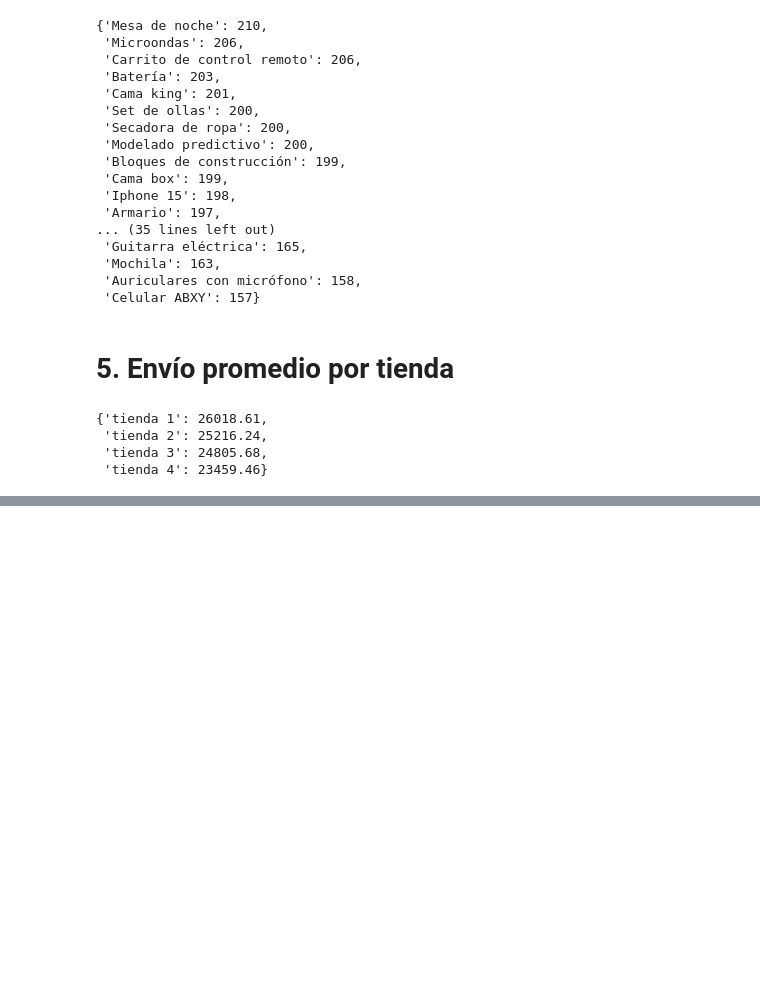
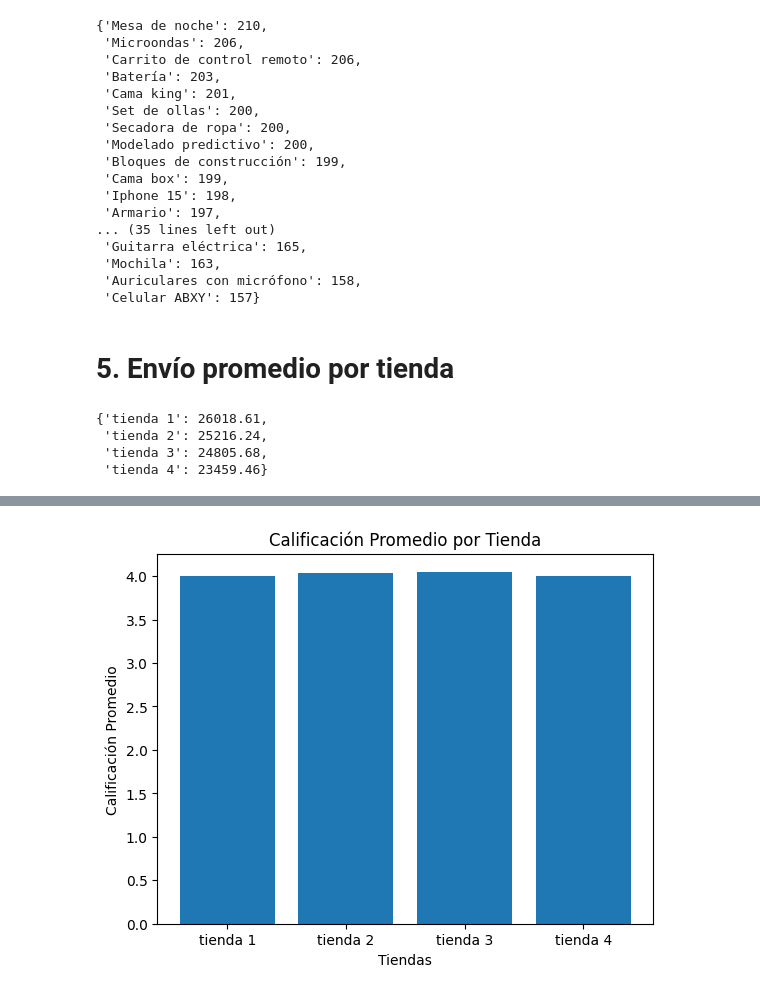
Before and after one commit to JuanLagosP/challenge1-data-science, a Jupyter notebook: AluraStoreLatam.ipynb, the cells around one changed output, grey strips where cells are left out. Drawn from its saved outputs; the diff is of its cells as text; code cells hidden in the pictures; blank space fills up the shorter version.

```diff
--- a/AluraStoreLatam.ipynb
+++ b/AluraStoreLatam.ipynb
@@ -114,0 +140,10 @@ envio_promedio
+# %%
+# Calificación promedio
+
+plt.bar(calificacion_promedio.keys(), calificacion_promedio.values())
+plt.xlabel('Tiendas')
+plt.ylabel('Calificación Promedio')
+plt.title('Calificación Promedio por Tienda')
+plt.show()
+# %% [output]
+[figure, added]
```
Also changed, not shown: parts of 4 cells of this notebook.
